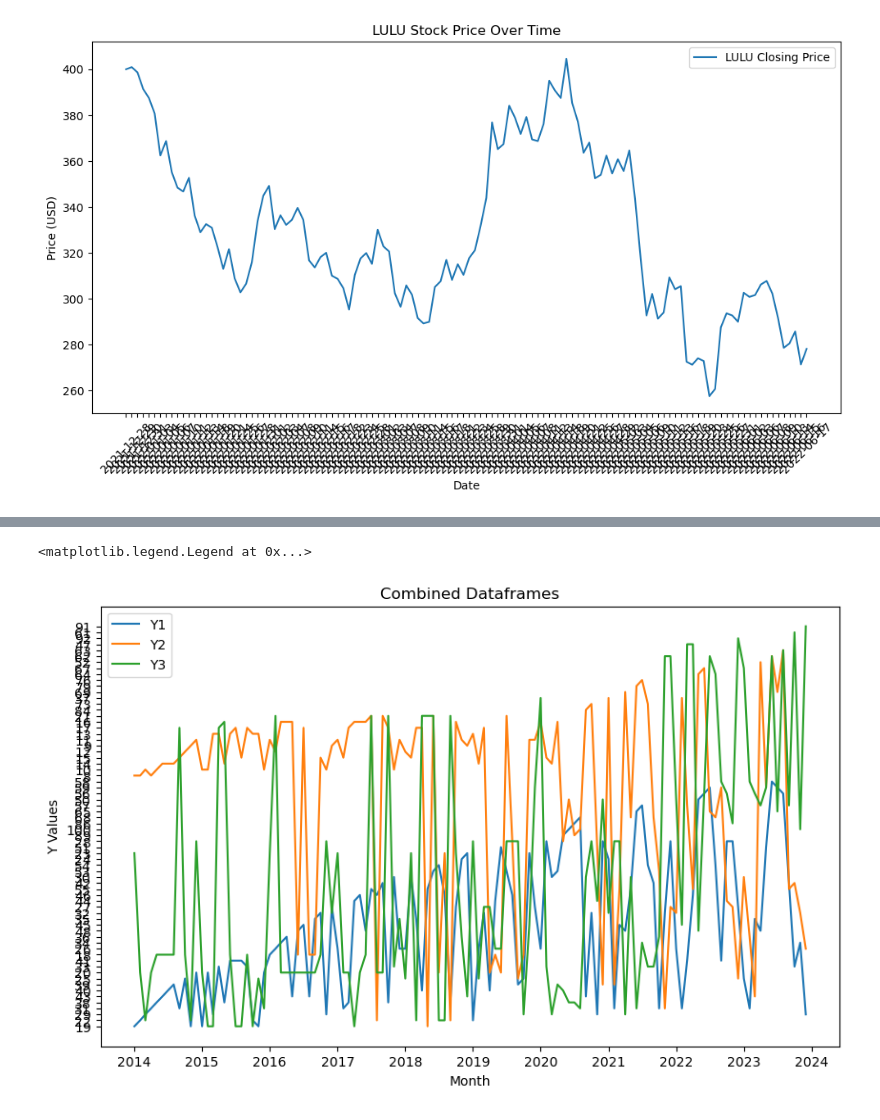
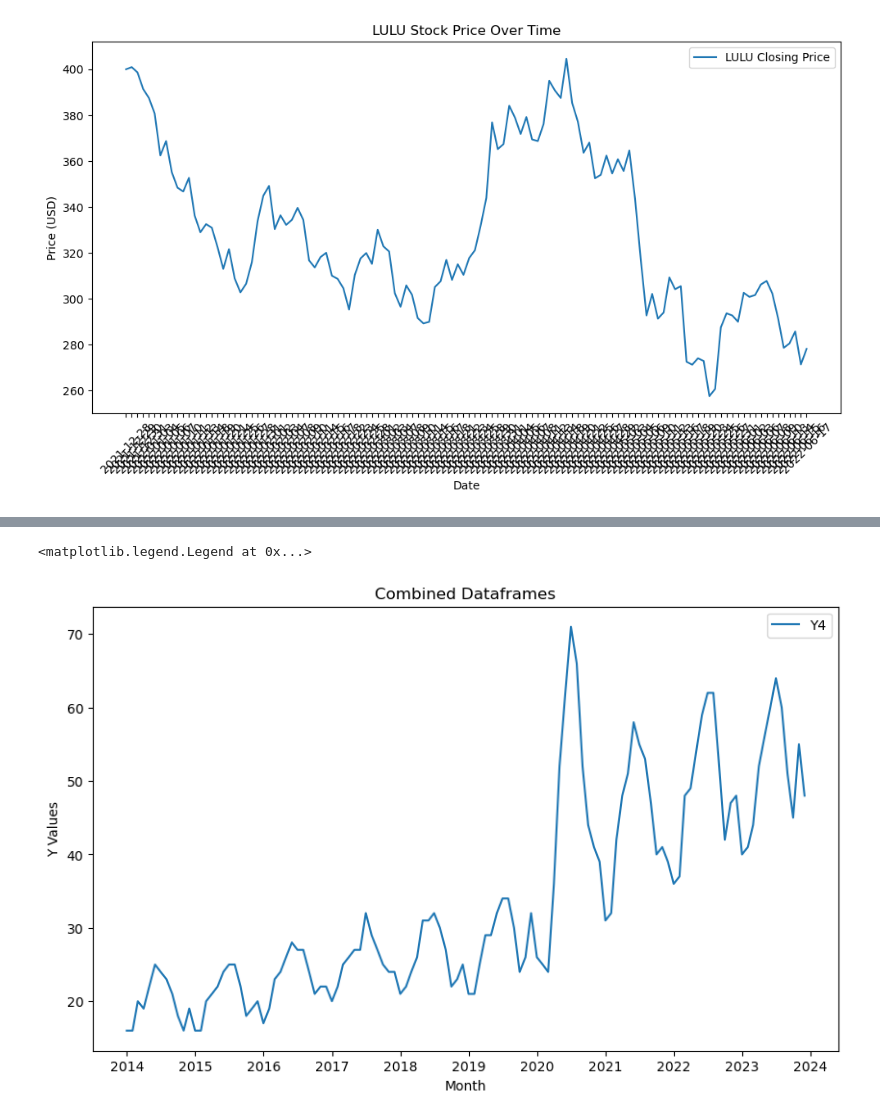
Before and after one commit to jordanyio/project-ai, a Jupyter notebook: mob/MobNotepad.ipynb, the cells around one changed output, grey strips where cells are left out. Drawn from its saved outputs; the diff is of its cells as text; code cells hidden in the pictures.

```diff
--- a/mob/MobNotepad.ipynb
+++ b/mob/MobNotepad.ipynb
@@ -308,10 +226,9 @@ lulu_lemon_df
 # %%
-#running_shorts_df = running_shorts_df.drop(0)
-#running_shorts_df
-#tennis_skirt_df = tennis_skirt_df.drop(0)
-#lulu_lemon_df = lulu_lemon_df.drop(0)
-#tennis_skirt_df.reset_index(drop = True, inplace=True)
-#tennis_skirt_df = tennis_skirt_df.drop(0)
-#lulu_lemon_df = lulu_lemon_df.drop(0)
-running_shorts_df = running_shorts_df.rename(columns={'ds': 'Month'})
-lulu_lemon_df
+# running_shorts_df = running_shorts_df.drop(0)
+# running_shorts_df
+# tennis_skirt_df = tennis_skirt_df.drop(0)
+# lulu_lemon_df = lulu_lemon_df.drop(0)
+# tennis_skirt_df.reset_index(drop = True, inplace=True)
+# tennis_skirt_df = tennis_skirt_df.drop(0)
+# lulu_lemon_df = lulu_lemon_df.drop(0)
+# running_shorts_df = running_shorts_df.rename(columns={'ds': 'Month'})
@@ -332,32 +235,39 @@ lulu_lemon_df
 # %%
-
-
 df1 = running_shorts_df
 df2 = tennis_skirt_df
 df3 = lulu_lemon_df
 
 # Merge or concatenate dataframes based on the date
 merged_df = pd.merge(df1, df2, on='Month').merge(df3, on='Month')
 
+merged_df['Running Shorts'] = pd.to_numeric(merged_df['Running Shorts'], errors='coerce')
+merged_df['Tennis Skirts'] = pd.to_numeric(merged_df['Tennis Skirts'], errors='coerce')
+merged_df['lululemon Sales'] = pd.to_numeric(merged_df['lululemon Sales'], errors='coerce')
+
 # Convert 'Date' column to datetime
 merged_df['Month'] = pd.to_datetime(merged_df['Month'])
+merged_df['Y4'] = ((merged_df['Running Shorts'] + merged_df['Tennis Skirts'] + merged_df['lululemon Sales']) / 3).astype(int)
 
 # Plot the data
 plt.figure(figsize=(10, 6))
 
-plt.plot(merged_df['Month'], merged_df['Running Shorts'], label='Y1')
-plt.plot(merged_df['Month'], merged_df['Tennis Skirts'], label='Y2')
-plt.plot(merged_df['Month'], merged_df['lululemon Sales'], label='Y3')
+# plt.plot(merged_df['Month'], merged_df['Running Shorts'], label='Y1')
+# plt.plot(merged_df['Month'], merged_df['Tennis Skirts'], label='Y2')
+# plt.plot(merged_df['Month'], merged_df['lululemon Sales'], label='Y3')
+# df_home_sales[["inventory", "homes_sold"]].corr()
+
+# Plot the average
+plt.plot(merged_df['Month'], merged_df['Y4'], label='Y4')
 
 plt.xlabel('Month')
 plt.ylabel('Y Values')
 plt.title('Combined Dataframes')
 merged_df.head()
 plt.legend()
 #plt.show()
 # %% [output]
 <matplotlib.legend.Legend at 0x...>
-[figure, old version]
+[figure, new version]
 # %%
 merged_df
 # %% [output]
```
Also changed, not shown: parts of 21 cells of this notebook.
